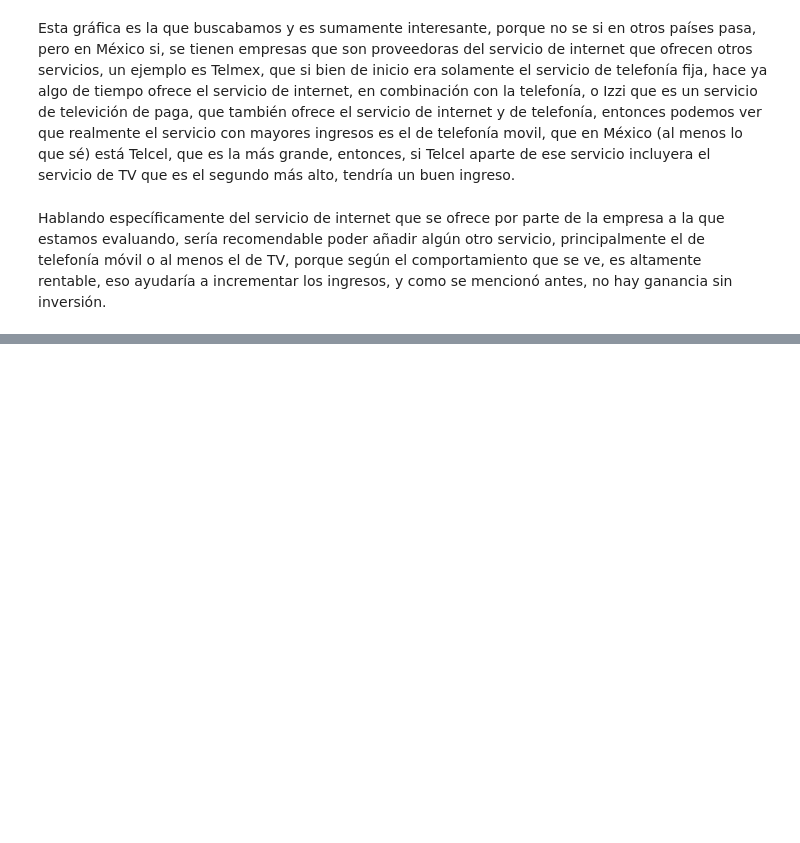
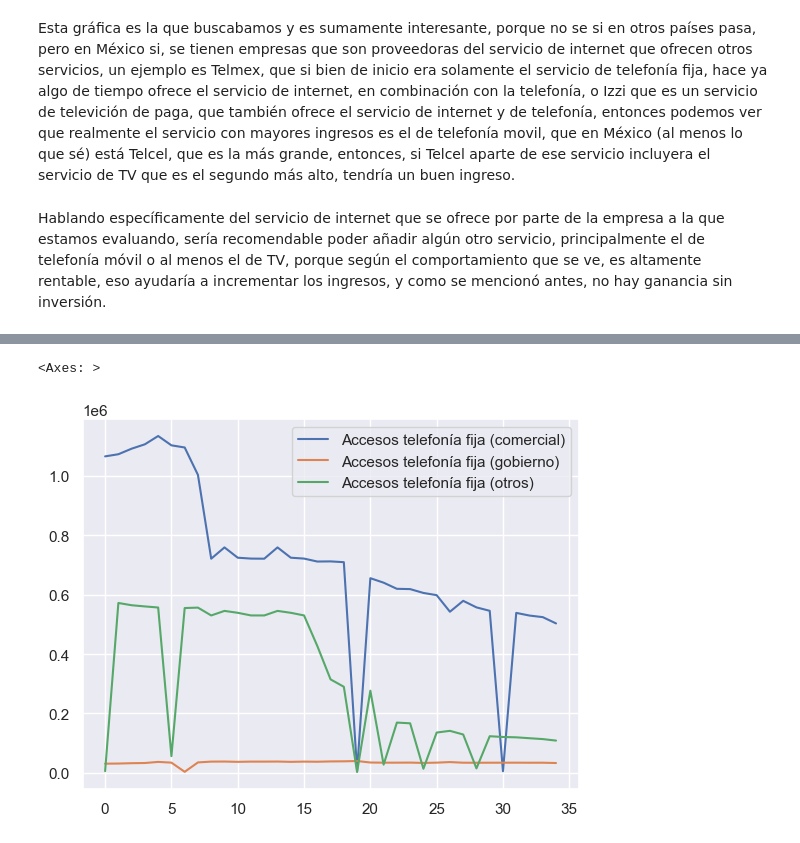
Before and after one commit to AJusto14/PI_DataAnalysis_AAJG, a Jupyter notebook: eda_adicional.ipynb, the cells around one changed output, grey strips where cells are left out. Drawn from its saved outputs; the diff is of its cells as text; code cells hidden in the pictures; blank space fills up the shorter version.

```diff
--- a/eda_adicional.ipynb
+++ b/eda_adicional.ipynb
@@ -296,0 +314,5 @@ Hablando específicamente del servicio de internet que se ofrece por parte de la
+# %%
+tel_fijo_sin_hogar.plot()
+# %% [output]
+<Axes: >
+[figure, added]
```
Also changed, not shown: parts of 45 cells of this notebook, 1 other file.
